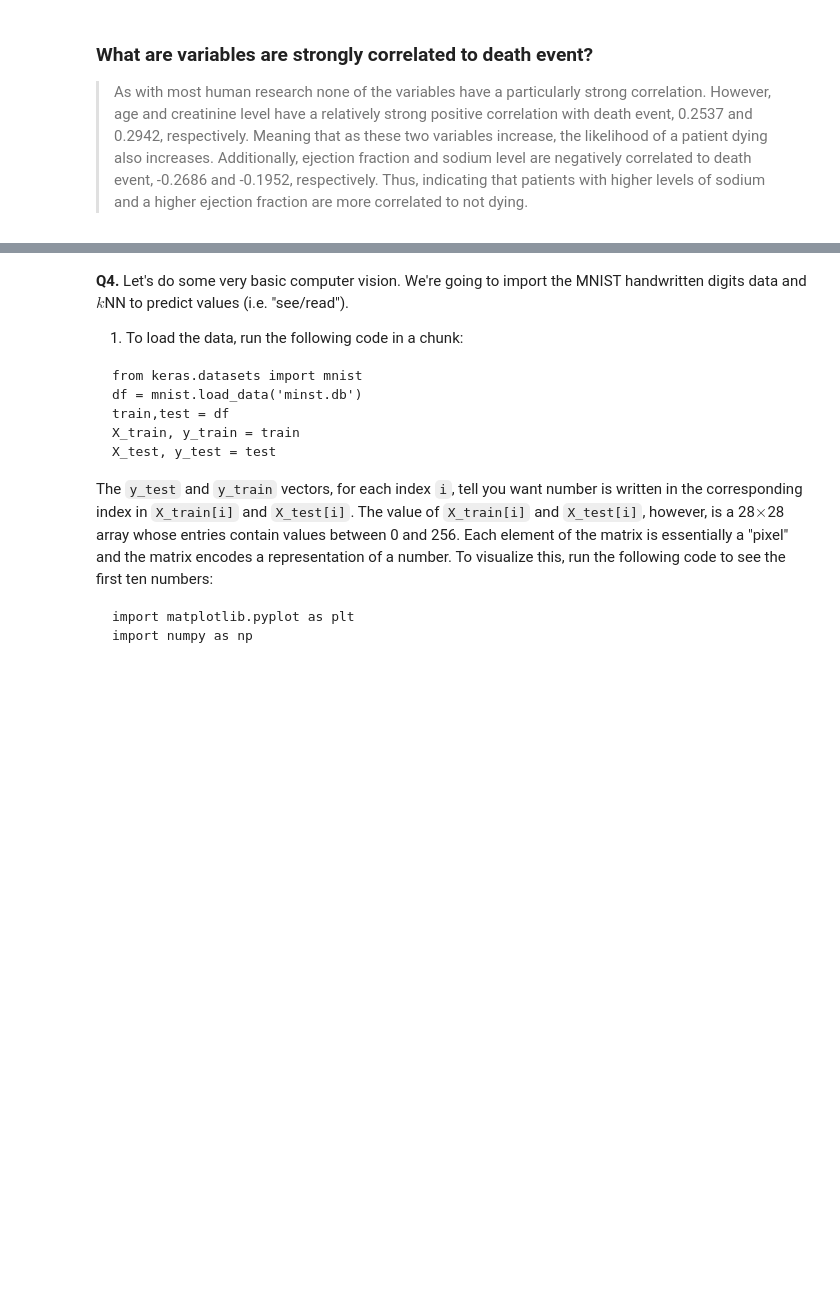
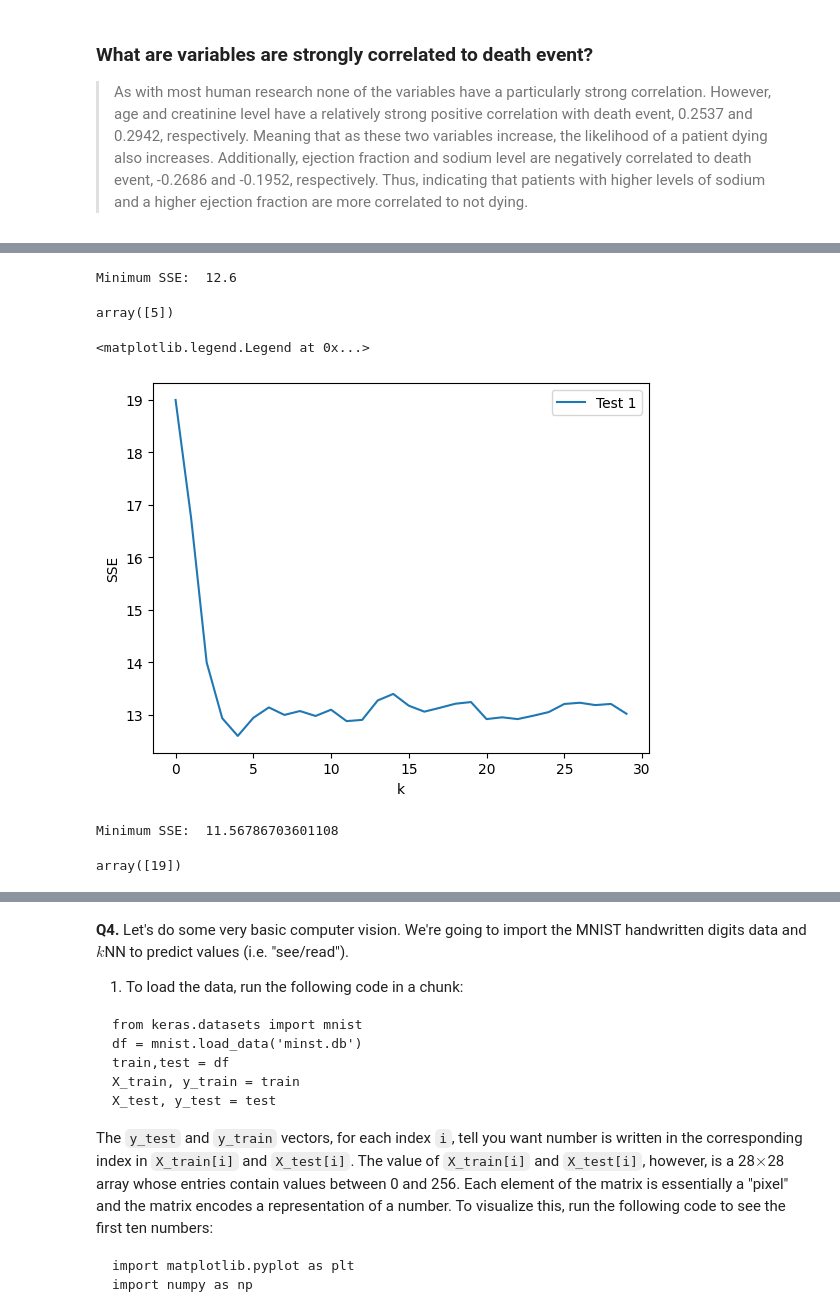
Before and after one commit to acb4rn/assignment3, a Jupyter notebook: assignment_knn_and_kmc.ipynb, the cells around one changed output, grey strips where cells are left out. Cells and saved outputs as stored; diff of their text form; code cells hidden in the pictures; blank space fills up the shorter version.

Commit message:
Completed Questions 1, 3, and 6

```diff
--- a/assignment_knn_and_kmc.ipynb
+++ b/assignment_knn_and_kmc.ipynb
@@ -336,0 +315,5 @@ DEATH_EVENT
+# %%
+#4. On the basis of your answers from 2 and 3, build a matrix  X  of the variables you think are
+#most predictive of a death, and a variable  y  equal to DEATH_EVENT.
+X = heart.drop(axis=1, columns=['DEATH_EVENT'])
+y = heart['DEATH_EVENT']
@@ -336,0 +339,65 @@ DEATH_EVENT
+# %%
+#6. Split the sample into ~80% for training and ~20% for evaluation.
+ #(Try to use the same train/test split for the whole question, so that you're comparing apples to apples in the questions below.).
+from sklearn.model_selection import train_test_split
+
+X_train, X_test, y_train, y_test = train_test_split(X,y, test_size=.2, random_state =100)
+# %%
+#7. Determine the optimal number of neighbors for a  kNN regression for the variables you selected.
+from sklearn.neighbors import KNeighborsRegressor as kNNRegression
+
+#selecting wanted variables for first regression
+A_train = X_train.loc[:, ['anaemia', 'sex', 'serum_sodium', 'age', 'serum_creatinine', 'ejection_fraction']]
+A_test = X_test.loc[:, ['anaemia', 'sex', 'serum_sodium', 'age', 'serum_creatinine', 'ejection_fraction']]
+
+k_bar = 30
+k_grid = np.arange(1,k_bar)
+SSE_train = np.zeros(k_bar)
+SSE_test = np.zeros(k_bar)
+for k in range(k_bar):
+  model = kNNRegression(n_neighbors = k+1)
+  fitted_model = model.fit(A_train, y_train)
+  y_hat = fitted_model.predict(A_test)
+  SSE_test[k] = np.sum( (y_test-y_hat)**2)
+  y_hat = fitted_model.predict(A_train)
+  SSE_train[k] = np.sum((y_train-y_hat)**2)
+
+SSE_min = np.min(SSE_test)
+min_index = np.where(SSE_test == SSE_min)
+k_star = k_grid[min_index]
+print("Minimum SSE: ", SSE_min)
+k_star
+# %% [output]
+Minimum SSE:  12.6
+array([5])
+# %%
+#plotting SSE for first regression
+plt.plot(np.arange(0,k_bar), SSE_test, label = "Test 1")
+plt.xlabel('k')
+plt.ylabel("SSE")
+plt.legend(loc="upper right")
+# %% [output]
+<matplotlib.legend.Legend at 0x...>
+[figure, added]
+# %%
+#8. Repeat but with all of the variables
+k_bar = 30
+k_grid = np.arange(1,k_bar)
+SSE_train = np.zeros(k_bar)
+SSE_test = np.zeros(k_bar)
+for k in range(k_bar):
+  model = kNNRegression(n_neighbors = k+1)
+  fitted_model = model.fit(X_train, y_train)
+  y_hat = fitted_model.predict(X_test)
+  SSE_test[k] = np.sum( (y_test-y_hat)**2)
+  y_hat = fitted_model.predict(X_train)
+  SSE_train[k] = np.sum((y_train-y_hat)**2)
+
+SSE_min = np.min(SSE_test)
+min_index = np.where(SSE_test == SSE_min)
+k_star = k_grid[min_index]
+print("Minimum SSE: ", SSE_min)
+k_star
+# %% [output]
+Minimum SSE:  11.56786703601108
+array([19])
```
Also changed, not shown: parts of 27 cells of this notebook.
